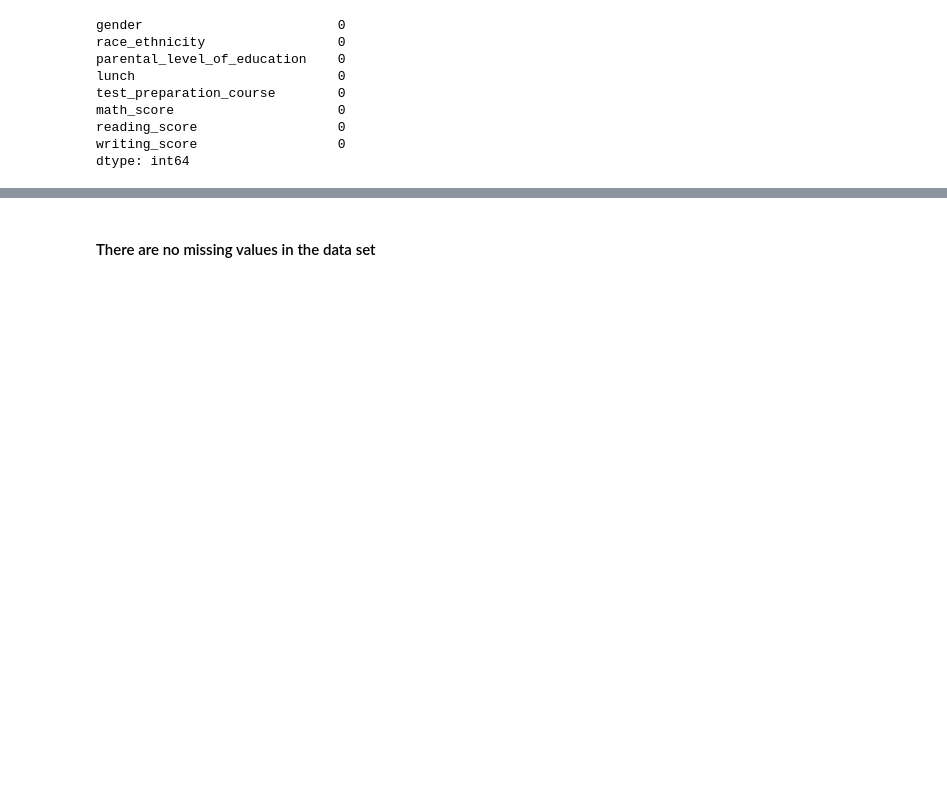
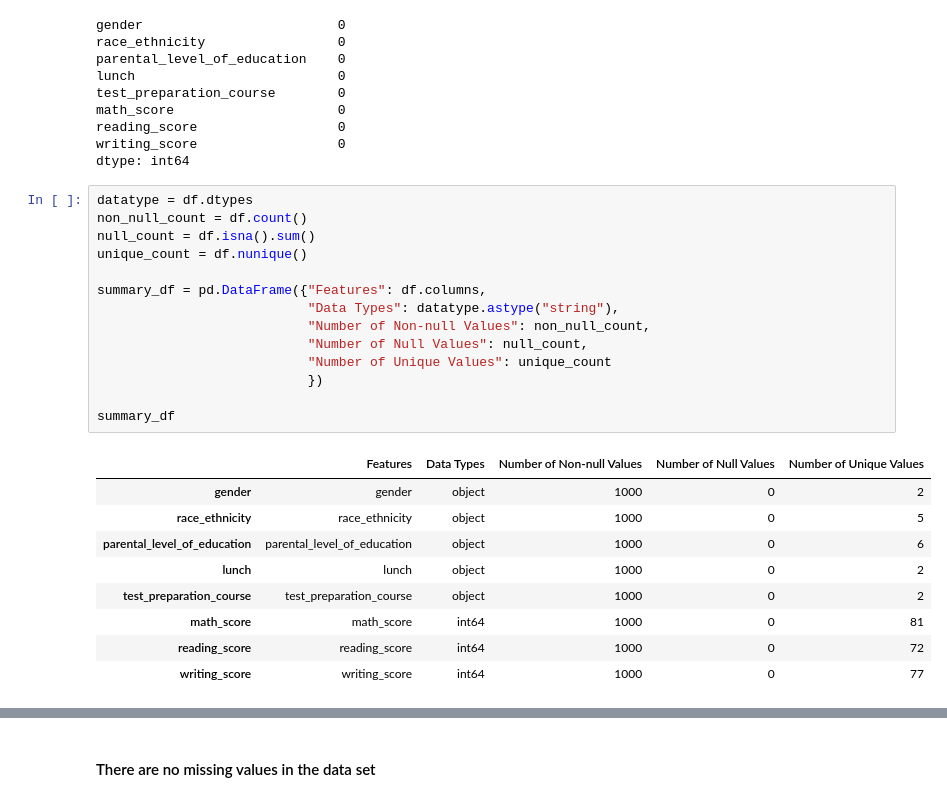
Before and after one commit to CyrilleMesue/end-to-end-machine-learning-projects, a Jupyter notebook: notebook/1 . EDA STUDENT PERFORMANCE .ipynb, the cells around one changed output, grey strips where cells are left out. Drawn from its saved outputs; the diff is of its cells as text; blank space fills up the shorter version.

```diff
--- a/notebook/1 . EDA STUDENT PERFORMANCE .ipynb
+++ b/notebook/1 . EDA STUDENT PERFORMANCE .ipynb
@@ -84,3 +83,27 @@ math_score                     0
 reading_score                  0
 writing_score                  0
 dtype: int64
+# %%
+datatype = df.dtypes
+non_null_count = df.count()
+null_count = df.isna().sum()
+unique_count = df.nunique()
+
+summary_df = pd.DataFrame({"Features": df.columns,
+                           "Data Types": datatype.astype("string"),
+                           "Number of Non-null Values": non_null_count,
+                           "Number of Null Values": null_count,
+                           "Number of Unique Values": unique_count
+                           })
+
+summary_df
+# %% [output]
+|  | Features | Data Types | Number of Non-null Values | Number of Null Values | Number of Unique Values |
+| gender | gender | object | 1000 | 0 | 2 |
+| race_ethnicity | race_ethnicity | object | 1000 | 0 | 5 |
+| parental_level_of_education | parental_level_of_education | object | 1000 | 0 | 6 |
+| lunch | lunch | object | 1000 | 0 | 2 |
+| test_preparation_course | test_preparation_course | object | 1000 | 0 | 2 |
+| math_score | math_score | int64 | 1000 | 0 | 81 |
+| reading_score | reading_score | int64 | 1000 | 0 | 72 |
+| writing_score | writing_score | int64 | 1000 | 0 | 77 |
```
Also changed, not shown: parts of 8 cells of this notebook, 41 other files.
